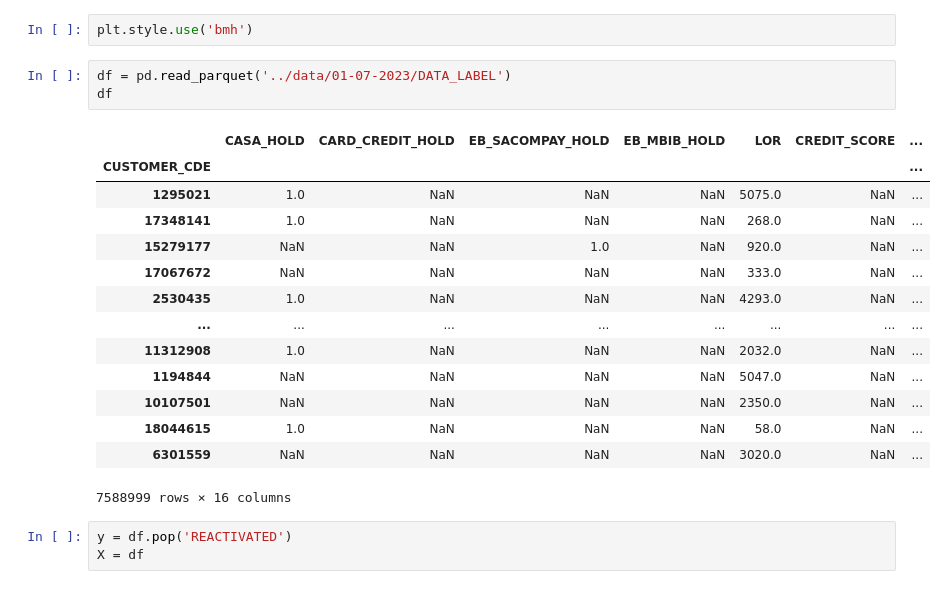
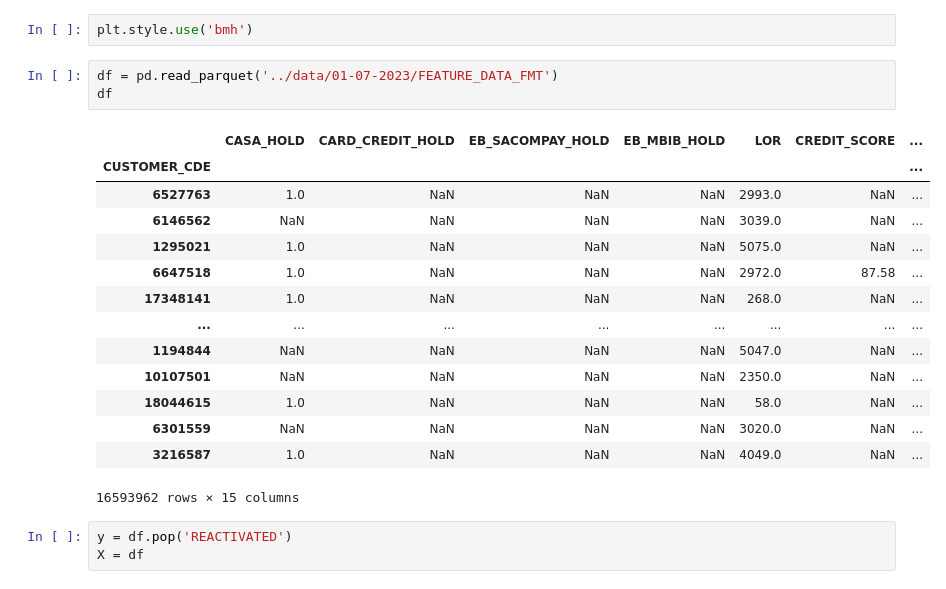
Before and after one commit to HuynhThanhQuan/feature-store, a Jupyter notebook: reactive/deploy/notebook/inspect_model_performance.ipynb, the cells around one changed output. Drawn from its saved outputs; the diff is of its cells as text.

```diff
--- a/reactive/deploy/notebook/inspect_model_performance.ipynb
+++ b/reactive/deploy/notebook/inspect_model_performance.ipynb
@@ -6,23 +6,23 @@ import numpy as np
 # %%
 plt.style.use('bmh')
 # %%
-df = pd.read_parquet('../data/01-07-2023/DATA_LABEL')
+df = pd.read_parquet('../data/01-07-2023/FEATURE_DATA_FMT')
 df
 # %% [output]
 |  | CASA_HOLD | CARD_CREDIT_HOLD | EB_SACOMPAY_HOLD | EB_MBIB_HOLD | LOR | CREDIT_SCORE | ... |
 | CUSTOMER_CDE |  |  |  |  |  |  | ... |
+| 6527763 | 1.0 | NaN | NaN | NaN | 2993.0 | NaN | ... |
+| 6146562 | NaN | NaN | NaN | NaN | 3039.0 | NaN | ... |
 | 1295021 | 1.0 | NaN | NaN | NaN | 5075.0 | NaN | ... |
+| 6647518 | 1.0 | NaN | NaN | NaN | 2972.0 | 87.58 | ... |
 | 17348141 | 1.0 | NaN | NaN | NaN | 268.0 | NaN | ... |
-| 15279177 | NaN | NaN | 1.0 | NaN | 920.0 | NaN | ... |
-| 17067672 | NaN | NaN | NaN | NaN | 333.0 | NaN | ... |
-| 2530435 | 1.0 | NaN | NaN | NaN | 4293.0 | NaN | ... |
 | ... | ... | ... | ... | ... | ... | ... | ... |
-| 11312908 | 1.0 | NaN | NaN | NaN | 2032.0 | NaN | ... |
 | 1194844 | NaN | NaN | NaN | NaN | 5047.0 | NaN | ... |
 | 10107501 | NaN | NaN | NaN | NaN | 2350.0 | NaN | ... |
 | 18044615 | 1.0 | NaN | NaN | NaN | 58.0 | NaN | ... |
 | 6301559 | NaN | NaN | NaN | NaN | 3020.0 | NaN | ... |
+| 3216587 | 1.0 | NaN | NaN | NaN | 4049.0 | NaN | ... |
-7588999 rows × 16 columns
+16593962 rows × 15 columns
 # %%
 y = df.pop('REACTIVATED')
 X = df
```
Also changed, not shown: 1 other file.
